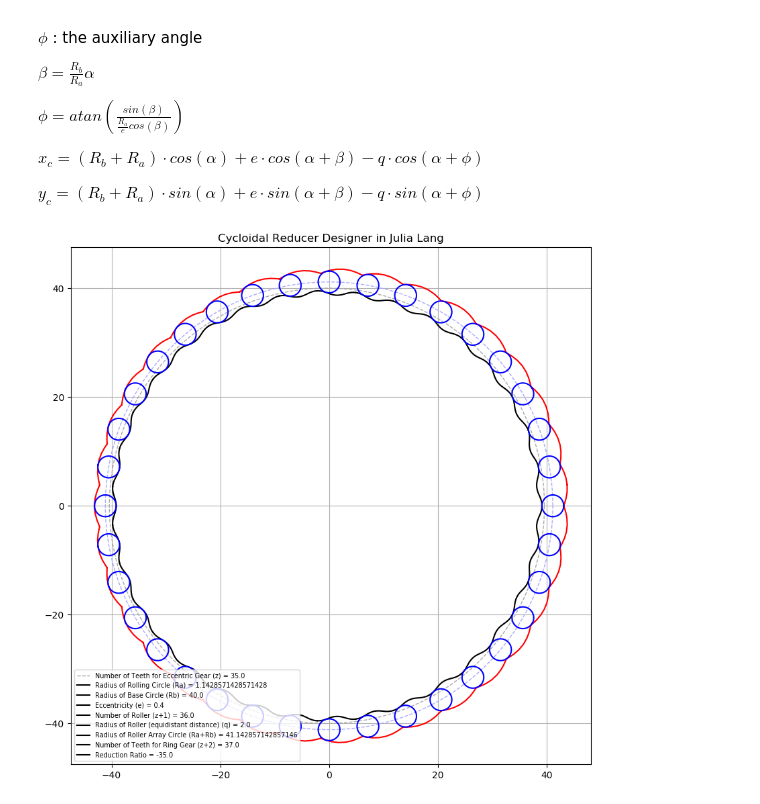
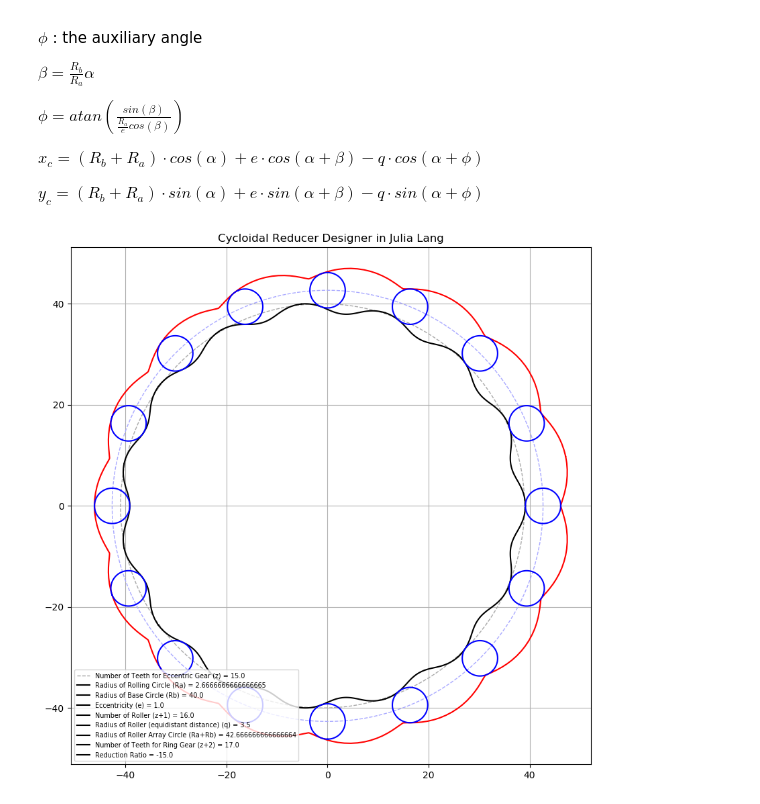
Before and after one commit to dymaxionkim/CRD, a Jupyter notebook: CRD.ipynb, the cells around one changed output. Cells and saved outputs as stored; diff of their text form; code cells hidden in the pictures.

```diff
--- a/CRD.ipynb
+++ b/CRD.ipynb
@@ -42,10 +42,10 @@ PyPlot.svg(true)
 
 ##############################################################################################
 ## Parameters
-z = 35.00;    # Number of Teeth for Eccentric Gear
+z = 15.00;    # Number of Teeth for Eccentric Gear
 Rb = 40.00;   # Radius of Base Circle
-e = 0.40;     # Eccentricity
-q = 2.00;     # Radius of Roller (equidistant distance)
+e = 1.00;     # Eccentricity
+q = 3.50;     # Radius of Roller (equidistant distance)
 Ra = Rb/z;    # Radius of Rolling Circle
 
 ##############################################################################################
@@ -161,37 +161,59 @@ println(fileout, "circle")
 println(fileout, (Rb+Ra),",0")
 println(fileout, q)
 println(fileout, "array")
 println(fileout, "L")
 println(fileout, "")
 println(fileout, "P")
 println(fileout, "0,0")
 println(fileout, Int(z)+1)
 println(fileout, "360")
 println(fileout, "Y")
 # Array Circle for Rollers
 println(fileout, "circle")
 println(fileout, "0,0")
 println(fileout, (Rb+Ra))
 # Ring Gear
 println(fileout, "spline")
 for i=1:floor(Int64,length(alpha))
     println(fileout, XcR2[i],",",YcR2[i])
 end
 println(fileout, "")
 println(fileout, "")
 println(fileout, "")
 close(fileout)
 
-## Save case.csv
-fileout = open("case.csv", "w")
-println(fileout, "Number of Teeth (z),",z)
+##############################################################################################
+## Save case_eccentric_gear.csv
+fileout = open("case_eccentric_gear.csv", "w")
+for i=1:floor(Int64,z)
+    for j=1:floor(Int64,length(Xc))
+        temp_Xc = Xc.*cos(i*thetaE).-Yc.*sin(i*thetaE);
+        temp_Yc = Xc.*sin(i*thetaE).+Yc.*cos(i*thetaE);
+        println(fileout, temp_Xc[j].-e,",",temp_Yc[j],",0.0")
+    end
+end
+close(fileout)
+
+##############################################################################################
+## Save case_ring_gear.csv
+fileout = open("case_ring_gear.csv", "w")
+for i=1:floor(Int64,length(XcR2))
+    println(fileout, XcR2[i],",",YcR2[i],",0.0")
+end
+close(fileout)
+
+##############################################################################################
+## Save case_spec.csv
+fileout = open("case_spec.csv", "w")
+println(fileout, "Number of Teeth for Eccentric Gear (z),",z)
 println(fileout, "Radius of Rolling Circle (Ra),",Ra)
 println(fileout, "Radius of Base Circle (Rb),",Rb)
 println(fileout, "Eccentricity (e),",e)
-println(fileout, "Radius of Ring Gear Roller (equidistant distance) (q),",q)
-println(fileout, "Number of Ring Gear Roller (z+1),",z+1)
-println(fileout, "Radius of Ring Gear Array Circle (Ra+Rb),",(Ra+Rb))
+println(fileout, "Number of Roller (z+1) =,",(z+1))
+println(fileout, "Radius of Roller (equidistant distance) (q),",q)
+println(fileout, "Radius of Roller Array Circle (Ra+Rb), ", (Ra+Rb))
+println(fileout, "Number of Teeth for Ring Gear (z+2), ", (z+2))
 println(fileout, "Reduction Ratio,",(z/(-1)))
 close(fileout)
 # %% [output]
-[figure, old version]
+[figure, new version]
```
Also changed, not shown: 11 other files.
